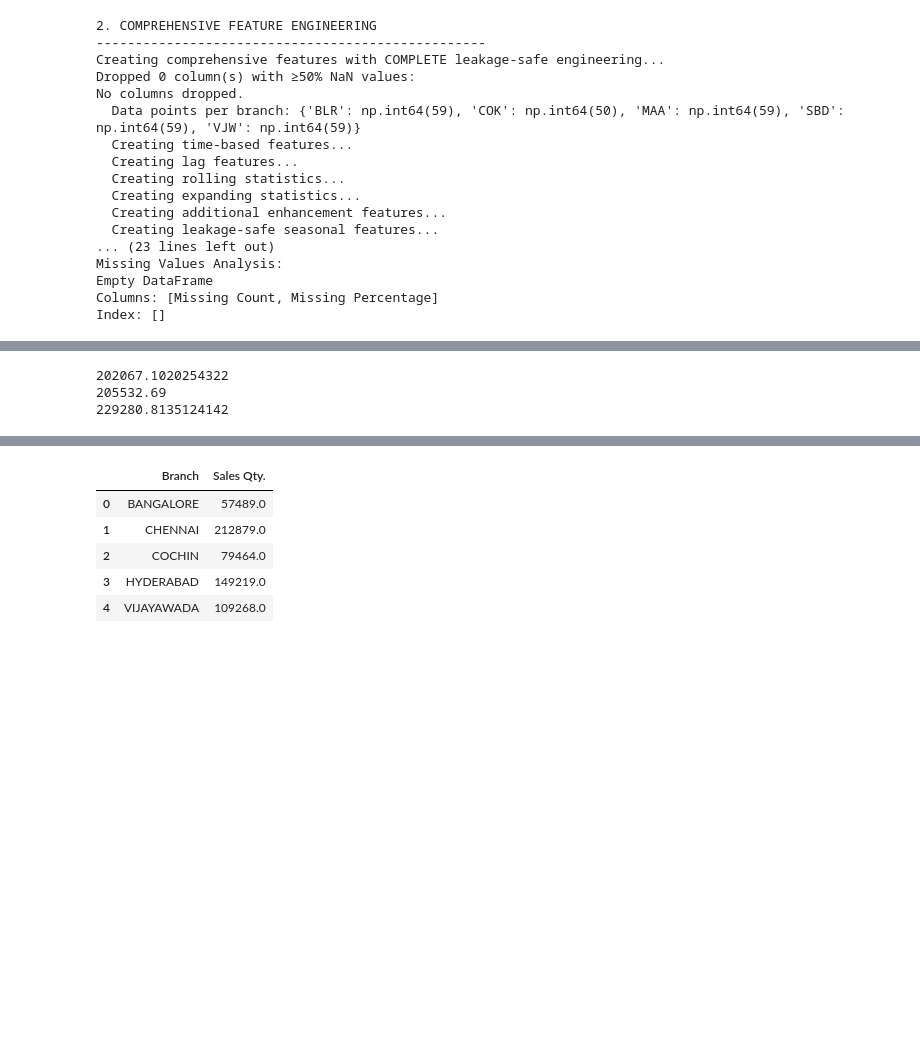
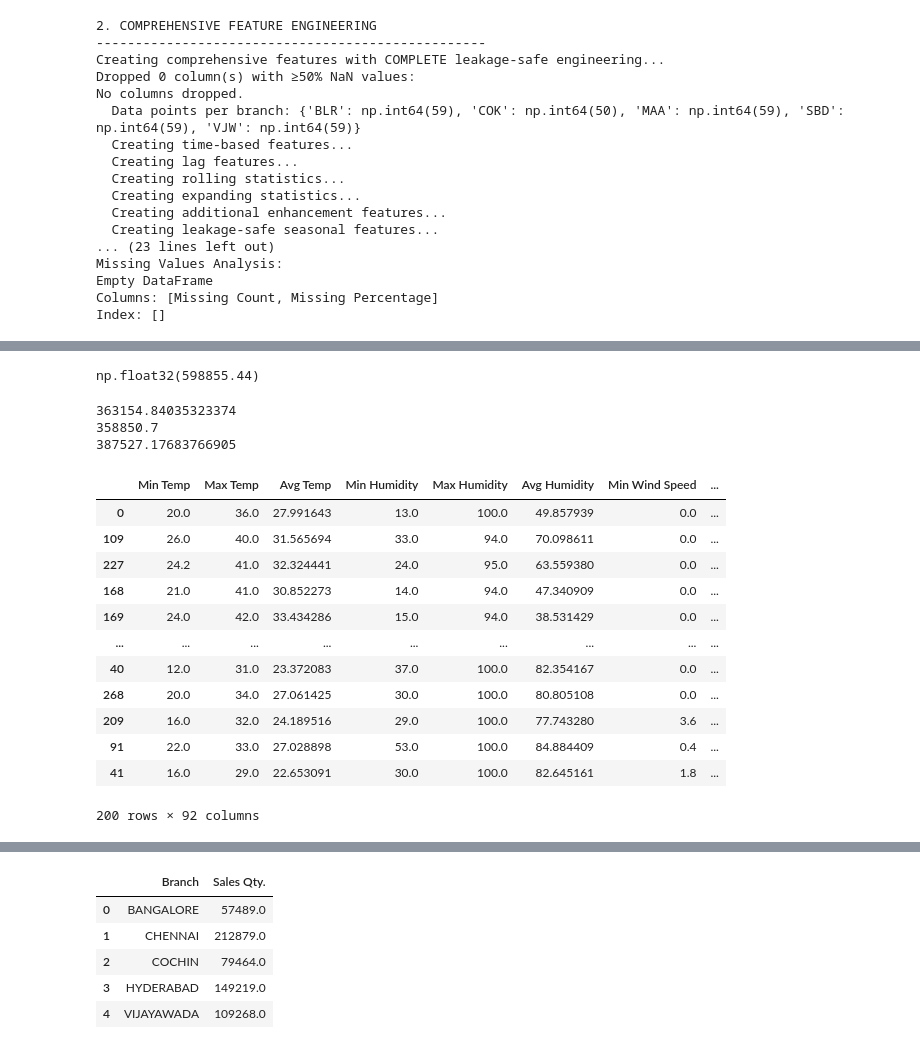
Before and after one commit to thesloppyguy/project_future_projection, a Jupyter notebook: rnd/Notebooks/Majelan.ipynb, the cells around one changed output, grey strips where cells are left out. Drawn from its saved outputs; the diff is of its cells as text; code cells hidden in the pictures; blank space fills up the shorter version.

Commit message:
Rolling prediction

```diff
--- a/rnd/Notebooks/Majelan.ipynb
+++ b/rnd/Notebooks/Majelan.ipynb
@@ -566,12 +566,10 @@ def prepare_ml_data(df, target_col='Qty', test_size=0.2, validation_size=0.1):
 
     # Calculate split indices
     total_samples = len(df_clean_sorted)
-    test_start_idx = int(total_samples * (1 - test_size))
-    val_start_idx = int(total_samples * (1 - test_size - validation_size))
     # Create splits
-    train_data = df_clean_sorted.iloc[:val_start_idx]
-    val_data = df_clean_sorted.iloc[val_start_idx:test_start_idx]
-    test_data = df_clean_sorted.iloc[test_start_idx:]
+    train_data = df_clean_sorted[df_clean_sorted['Date'] < '2023-04-01']
+    test_data = df_clean_sorted[df_clean_sorted['Date'] >= '2023-04-01']
+    val_data = df_clean_sorted[(df_clean_sorted['Date'] >= '2023-11-01') & (df_clean_sorted['Date'] < '2024-04-01')]
     train_data, val_data, test_data, branch_encoder = fit_label_encoder_on_train(train_data, val_data, test_data)
 
 
@@ -1484,0 +1600,4 @@ future_features
+# %%
+future_predictions_df['Pred_XGBoost'].sum()
+# %% [output]
+np.float32(598855.44)
@@ -1486,8 +1607,9 @@ future_features
 # =============================================================================
 # 8. PREDICTIONS
 # =============================================================================
+
 cat_preds = cb_results['final_model'].predict(X_future)
-xgb_preds = xgb_results['final_model'].predict(X_future)
+xgb_preds = xgb_results['advanced_model'].predict(X_future)
 lgb_preds = lgb_results['final_model'].predict(X_future)
 
 results = {
@@ -1505,6 +1627,6 @@ print(results['CatBoost_sum'])
 print(results['XGBoost_sum'])
 print(results['LightGBM_sum'])
 # %% [output]
-202067.1020254322
-205532.69
-229280.8135124142
+363154.84035323374
+358850.7
+387527.17683766905
@@ -1511,3 +1645,19 @@ print(results['LightGBM_sum'])
+# %%
+ml_data['X_train']
+# %% [output]
+|  | Min Temp | Max Temp | Avg Temp | Min Humidity | Max Humidity | Avg Humidity | Min Wind Speed | ... |
+| 0 | 20.0 | 36.0 | 27.991643 | 13.0 | 100.0 | 49.857939 | 0.0 | ... |
+| 109 | 26.0 | 40.0 | 31.565694 | 33.0 | 94.0 | 70.098611 | 0.0 | ... |
+| 227 | 24.2 | 41.0 | 32.324441 | 24.0 | 95.0 | 63.559380 | 0.0 | ... |
+| 168 | 21.0 | 41.0 | 30.852273 | 14.0 | 94.0 | 47.340909 | 0.0 | ... |
+| 169 | 24.0 | 42.0 | 33.434286 | 15.0 | 94.0 | 38.531429 | 0.0 | ... |
+| ... | ... | ... | ... | ... | ... | ... | ... | ... |
+| 40 | 12.0 | 31.0 | 23.372083 | 37.0 | 100.0 | 82.354167 | 0.0 | ... |
+| 268 | 20.0 | 34.0 | 27.061425 | 30.0 | 100.0 | 80.805108 | 0.0 | ... |
+| 209 | 16.0 | 32.0 | 24.189516 | 29.0 | 100.0 | 77.743280 | 3.6 | ... |
+| 91 | 22.0 | 33.0 | 27.028898 | 53.0 | 100.0 | 84.884409 | 0.4 | ... |
+| 41 | 16.0 | 29.0 | 22.653091 | 30.0 | 100.0 | 82.645161 | 1.8 | ... |
+200 rows × 92 columns
 # %%
 current_df = pd.read_csv('../data/Final Sales.csv')
 # %%
```
Also changed, not shown: parts of 16 cells of this notebook, 1 other file.
